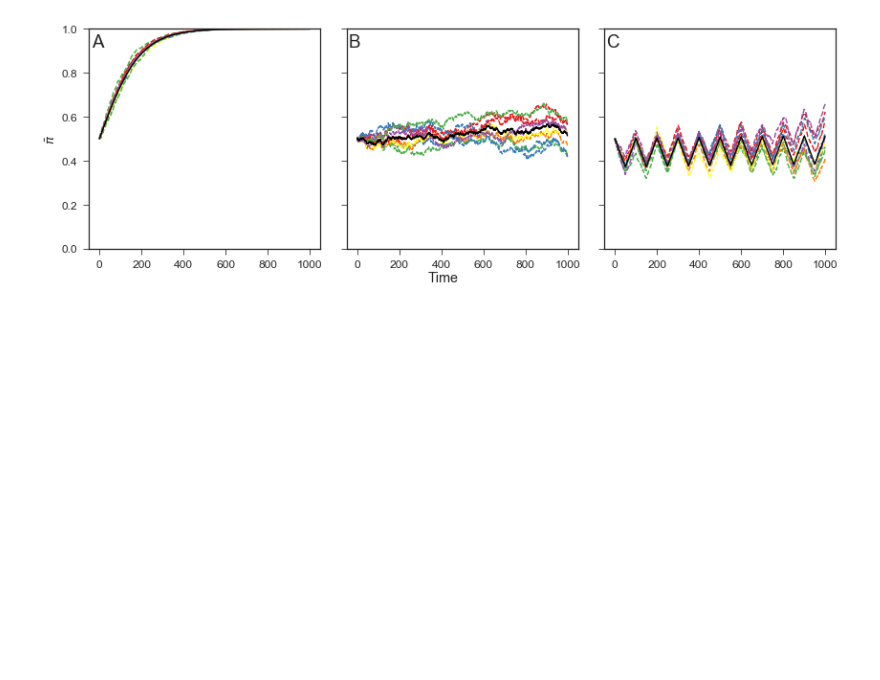
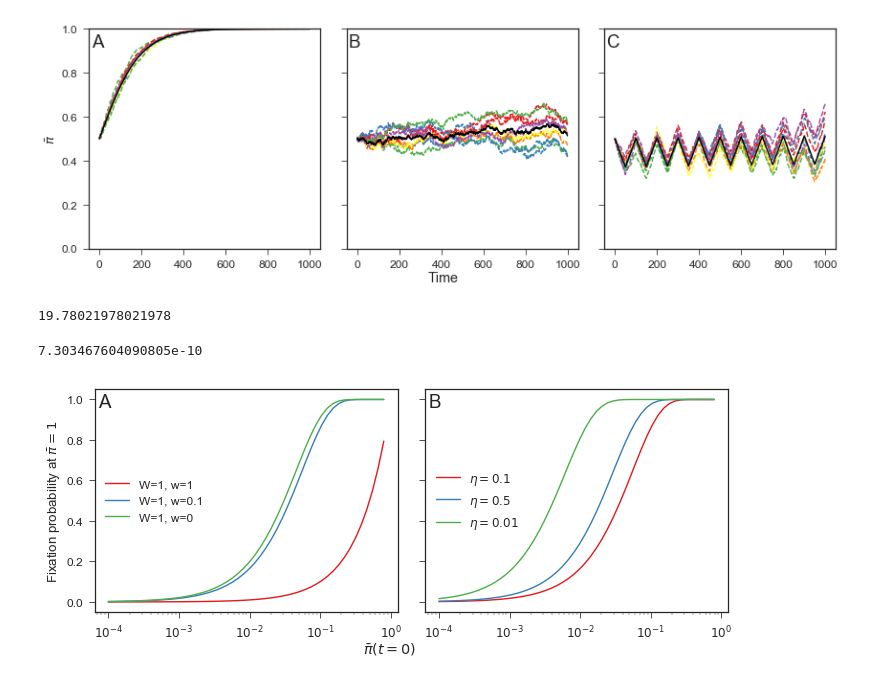
Before and after one commit to yoavram/Milpitas, a Jupyter notebook: notebooks/stochastic_differential_equation.ipynb, the cells around one changed output. Saved outputs shown, nothing was run; the diff lists cells and outputs as text; code cells hidden in the pictures; blank space fills up the shorter version.

Commit message:
fixation probability

```diff
--- a/notebooks/stochastic_differential_equation.ipynb
+++ b/notebooks/stochastic_differential_equation.ipynb
@@ -71,3 +71,6 @@ fig.tight_layout()
 plt.savefig('../figures/sde_example.pdf')
 # %% [output]
 [figure]
+# %%
+def A(x, η, W, w):
+    return 2/η * (W-w)/(W+w-x*W-(1-x)*w)
@@ -73,0 +83,38 @@ plt.savefig('../figures/sde_example.pdf')
+# %%
+A(0.1, 0.1, 1, 0.1)
+# %% [output]
+19.78021978021978
+# %%
+S(0.1, 0.1, 1, 0.1)
+# %% [output]
+7.303467604090805e-10
+# %%
+@np.vectorize
+def u(x0, η, W, w):
+    params = η, W, w
+    up = quad(lambda x: np.exp(-A(x, *params)), 0, x0)[0]
+    down = quad(lambda x: np.exp(-A(x, *params)), 0, 1)[0]
+    return up / down
+# %%
+x0 = np.logspace(-4, -0.1)
+
+fig, axes = plt.subplots(1, 2, figsize=(10, 4), sharex=True, sharey=True)
+
+axes[0].plot(x0, u(x0, 0.1, 1, 1), label='W=1, w=1')
+axes[0].plot(x0, u(x0, 0.1, 1, 0.1), label='W=1, w=0.1')
+axes[0].plot(x0, u(x0, 0.1, 1, 0), label='W=1, w=0')
+axes[0].legend(loc='center left')
+
+axes[1].plot(x0, u(x0, 0.1, 1, 0.1), label=r'$\eta=0.1$')
+axes[1].plot(x0, u(x0, 0.05, 1, 0.1), label=r'$\eta=0.5$')
+axes[1].plot(x0, u(x0, 0.01, 1, 0.1), label=r'$\eta=0.01$')
+axes[1].legend(loc='center left')
+
+axes[0].set_xscale('log')
+axes[0].set_ylabel(r'Fixation probability at $\bar{\pi}=1$')
+fig_panel_labels(axes, xcoord=0.01, ycoord=0.92)
+fig_xlabel(fig, r'$\bar{\pi}(t=0)$')
+fig.tight_layout()
+plt.savefig('../figures/diffusion_fix_prob.pdf')
+# %% [output]
+[figure, added]
```
Also changed, not shown: parts of 2 cells of this notebook, 1 other file.
